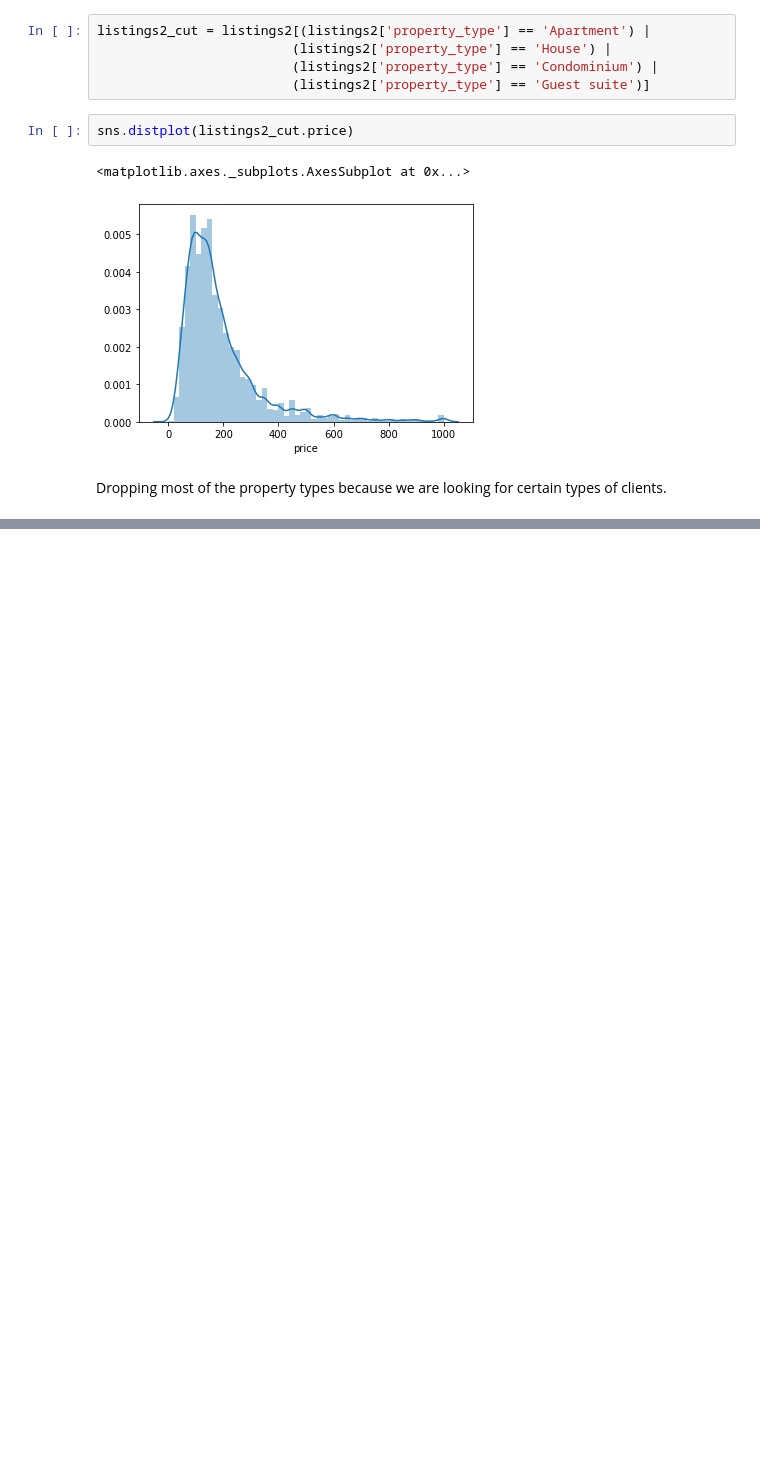
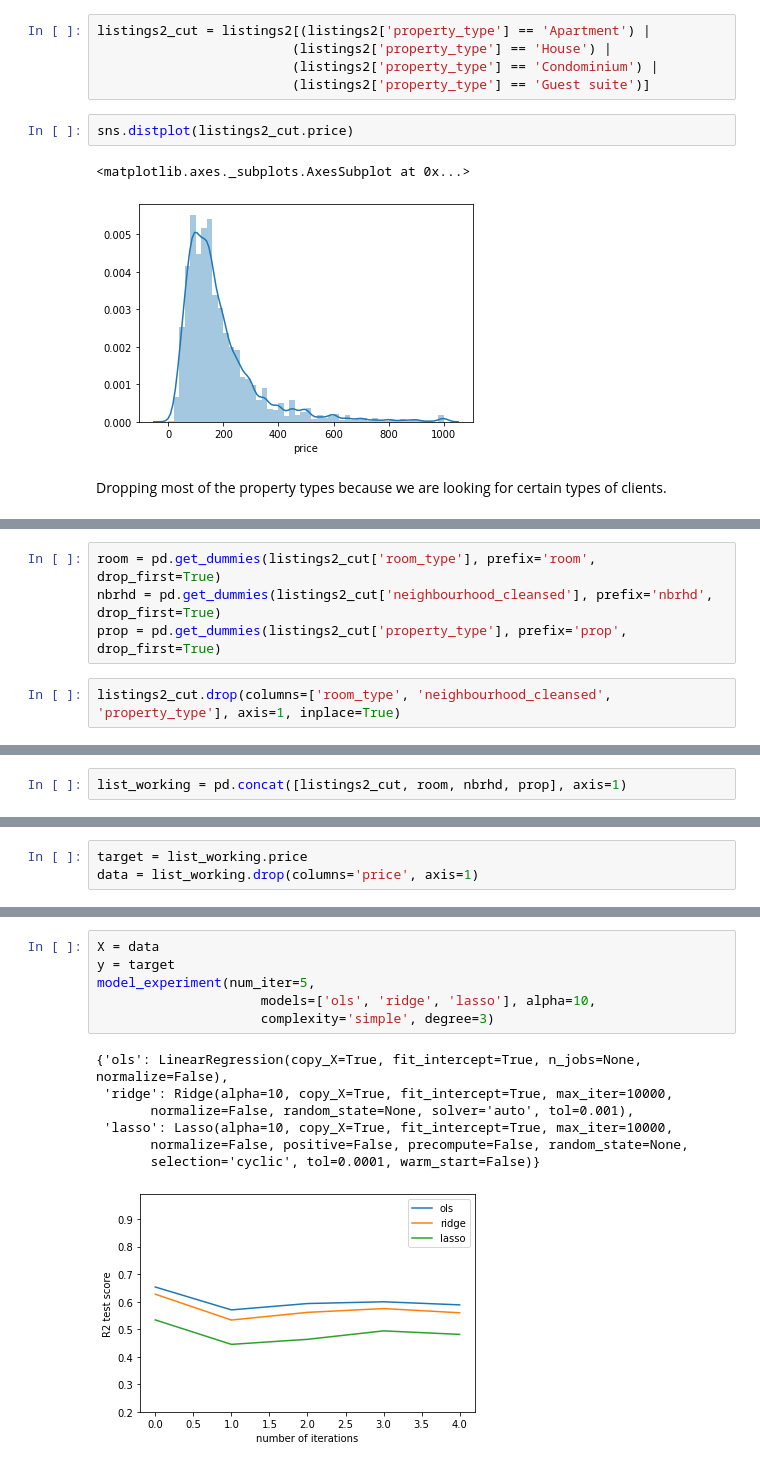
Before and after one commit to CaryMosley/Mod2Project, a Jupyter notebook: project_active.ipynb, the cells around one changed output, grey strips where cells are left out. Drawn from its saved outputs; the diff is of its cells as text; blank space fills up the shorter version.

```diff
--- a/project_active.ipynb
+++ b/project_active.ipynb
@@ -294,0 +316,6 @@ Name: room_type, dtype: int64
+# %%
+room = pd.get_dummies(listings2_cut['room_type'], prefix='room', drop_first=True)
+nbrhd = pd.get_dummies(listings2_cut['neighbourhood_cleansed'], prefix='nbrhd', drop_first=True)
+prop = pd.get_dummies(listings2_cut['property_type'], prefix='prop', drop_first=True)
+# %%
+listings2_cut.drop(columns=['room_type', 'neighbourhood_cleansed', 'property_type'], axis=1, inplace=True)
@@ -294,0 +324,2 @@ Name: room_type, dtype: int64
+# %%
+list_working = pd.concat([listings2_cut, room, nbrhd, prop], axis=1)
@@ -294,0 +342,3 @@ Name: room_type, dtype: int64
+# %%
+target = list_working.price
+data = list_working.drop(columns='price', axis=1)
@@ -294,0 +622,14 @@ Name: room_type, dtype: int64
+# %%
+X = data
+y = target
+model_experiment(num_iter=5,
+                     models=['ols', 'ridge', 'lasso'], alpha=10,
+                     complexity='simple', degree=3)
+# %% [output]
+{'ols': LinearRegression(copy_X=True, fit_intercept=True, n_jobs=None, normalize=False),
+ 'ridge': Ridge(alpha=10, copy_X=True, fit_intercept=True, max_iter=10000,
+       normalize=False, random_state=None, solver='auto', tol=0.001),
+ 'lasso': Lasso(alpha=10, copy_X=True, fit_intercept=True, max_iter=10000,
+       normalize=False, positive=False, precompute=False, random_state=None,
+       selection='cyclic', tol=0.0001, warm_start=False)}
+[figure, added]
```
Also changed, not shown: parts of 18 cells of this notebook.
